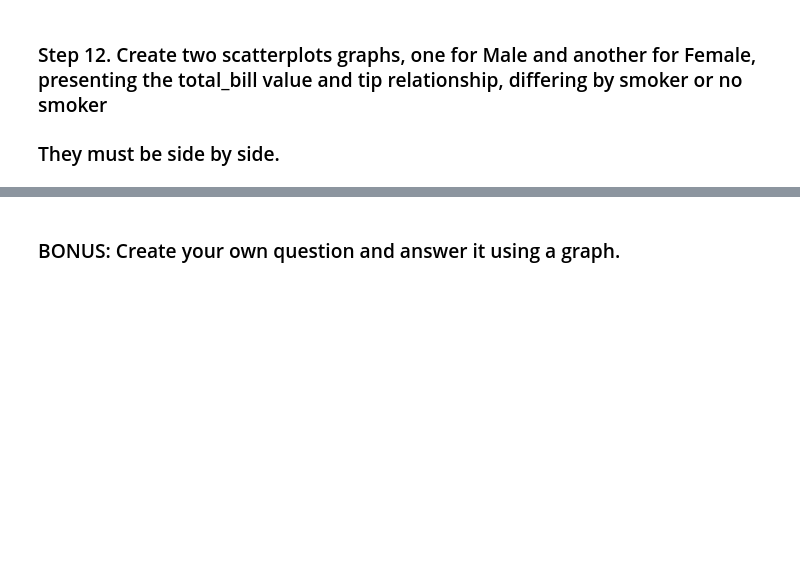
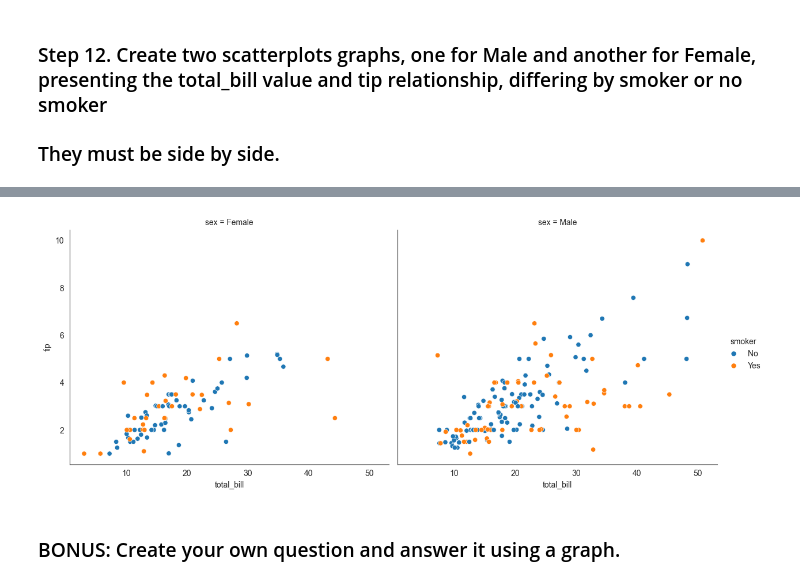
Before and after one commit to aziart/pandas-exercises, a Jupyter notebook: 07 - Visualization/Tips/Solutions.ipynb, the cells around one changed output, grey strips where cells are left out. Drawn from its saved outputs; the diff is of its cells as text; code cells hidden in the pictures; blank space fills up the shorter version.

```diff
--- a/07 - Visualization/Tips/Solutions.ipynb
+++ b/07 - Visualization/Tips/Solutions.ipynb
@@ -348,2 +374,15 @@ plt.show();
+# %%
+g = sns.relplot(
+    data=tips
+    , x='total_bill'
+    , y='tip'
+    , col='sex'
+    , hue='smoker'
+    , kind='scatter'
+    , col_wrap=2
+    , aspect=1.2
+)
+# %% [output]
+[figure, added]
 # %% [markdown]
 ### BONUS: Create your own question and answer it using a graph.
```
Also changed, not shown: parts of 7 cells of this notebook.
